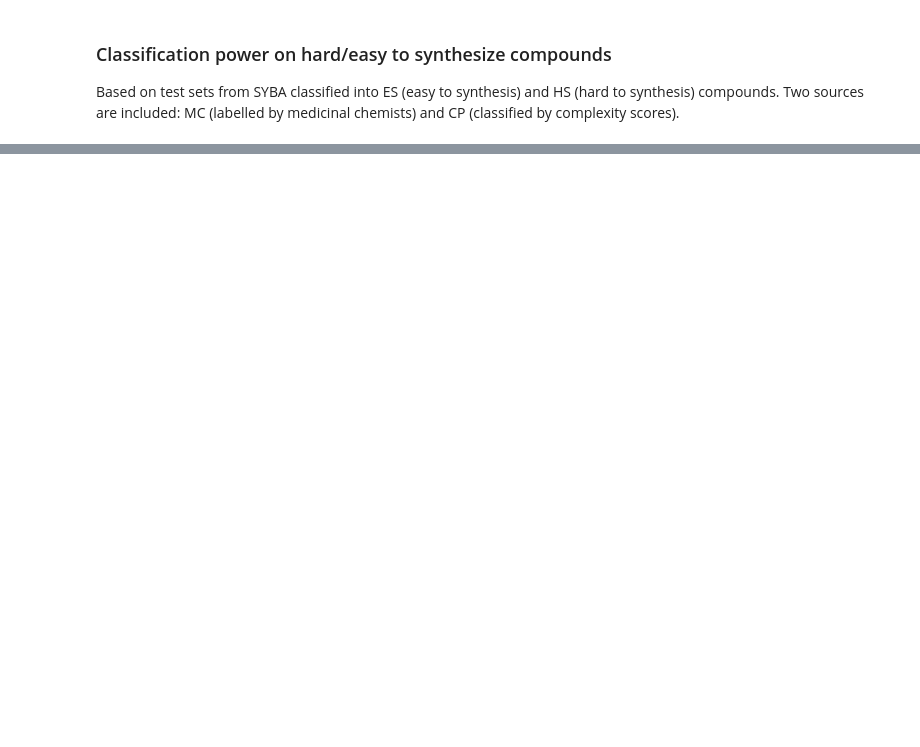
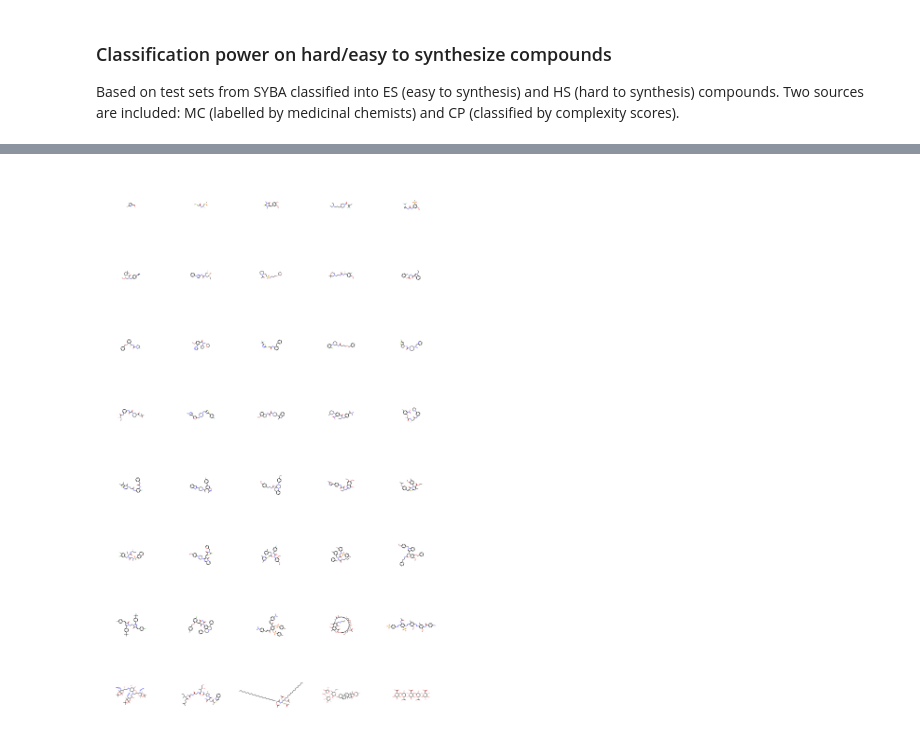
Before and after one commit to schwallergroup/fsscore, a Jupyter notebook: data/evaluate_scores.ipynb, the cells around one changed output, grey strips where cells are left out. Saved outputs shown, nothing was run; the diff lists cells and outputs as text; code cells hidden in the pictures; blank space fills up the shorter version.

```diff
--- a/data/evaluate_scores.ipynb
+++ b/data/evaluate_scores.ipynb
@@ -134,6 +134,10 @@ smi_col = 'smi'
 # deduplicate for analysis
 df_fp = df_fp.drop_duplicates(subset=[smi_col])
 df_graph = df_graph.drop_duplicates(subset=[smi_col])
+df_fp = df_fp[df_fp['source'] == 'MC']
+df_graph = df_graph[df_graph['source'] == 'MC']
+df_fp.reset_index(inplace=True)
+df_graph.reset_index(inplace=True)
 # %% [markdown]
 ### Plot correlations
 # %%
@@ -448,0 +506,13 @@ ax2.legend(loc='upper left');
+# %%
+# group by label and source
+df_ES = df_fp[df_fp['label'] == 'ES']
+df_MC_ES = df_ES[df_ES['source'] == 'MC']
+df_CP_ES = df_ES[df_ES['source'] == 'CP']
+df_HS = df_fp[df_fp['label'] == 'HS']
+df_MC_HS = df_HS[df_HS['source'] == 'MC']
+df_CP_HS = df_HS[df_HS['source'] == 'CP']
+# %%
+# visualize molecules
+Chem.Draw.MolsToGridImage(df_MC_ES['mol'], molsPerRow=5, subImgSize=(500, 500))
+# %% [output]
+[figure, added]
```
Also changed, not shown: parts of 17 cells of this notebook.
